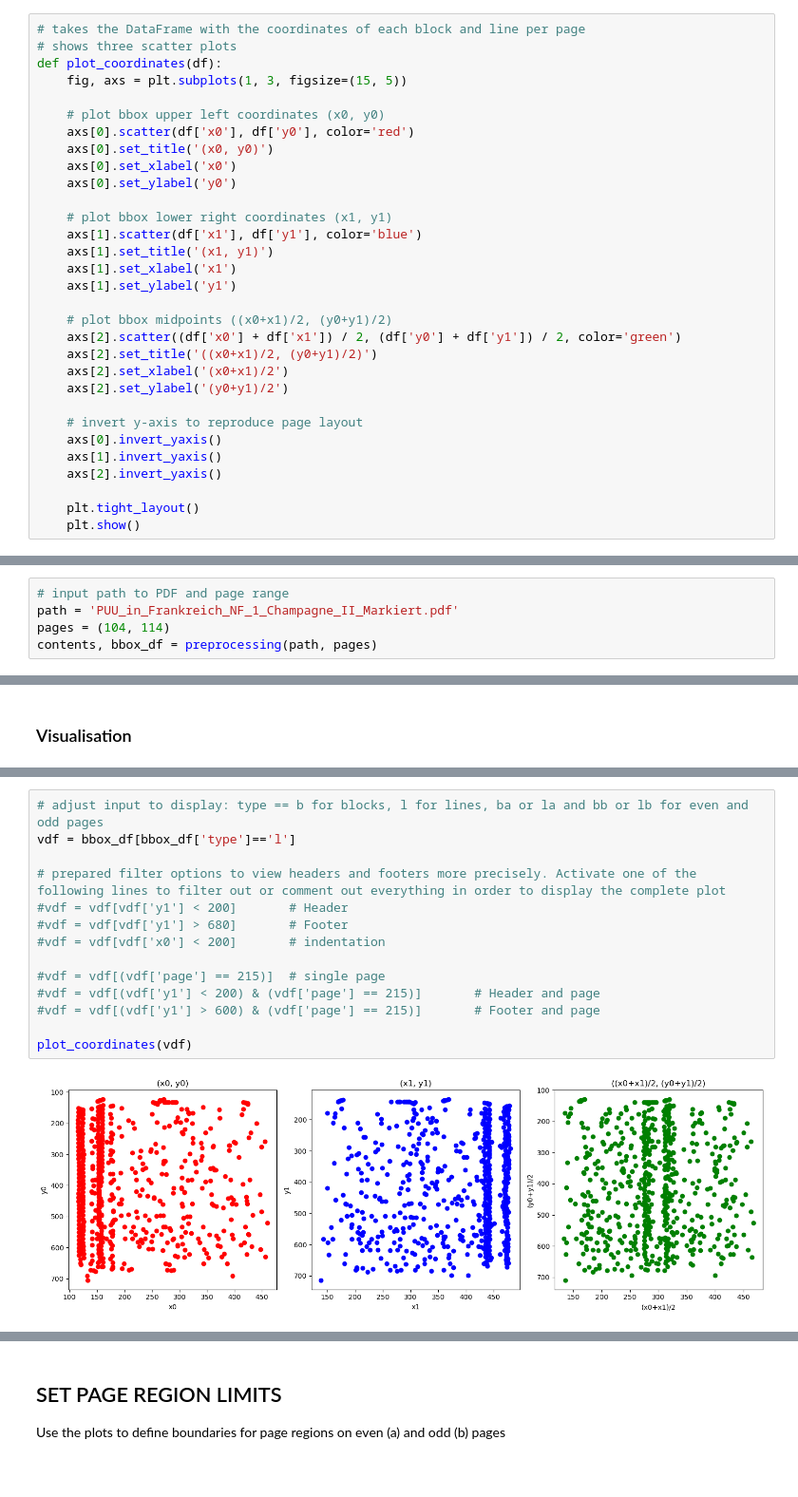
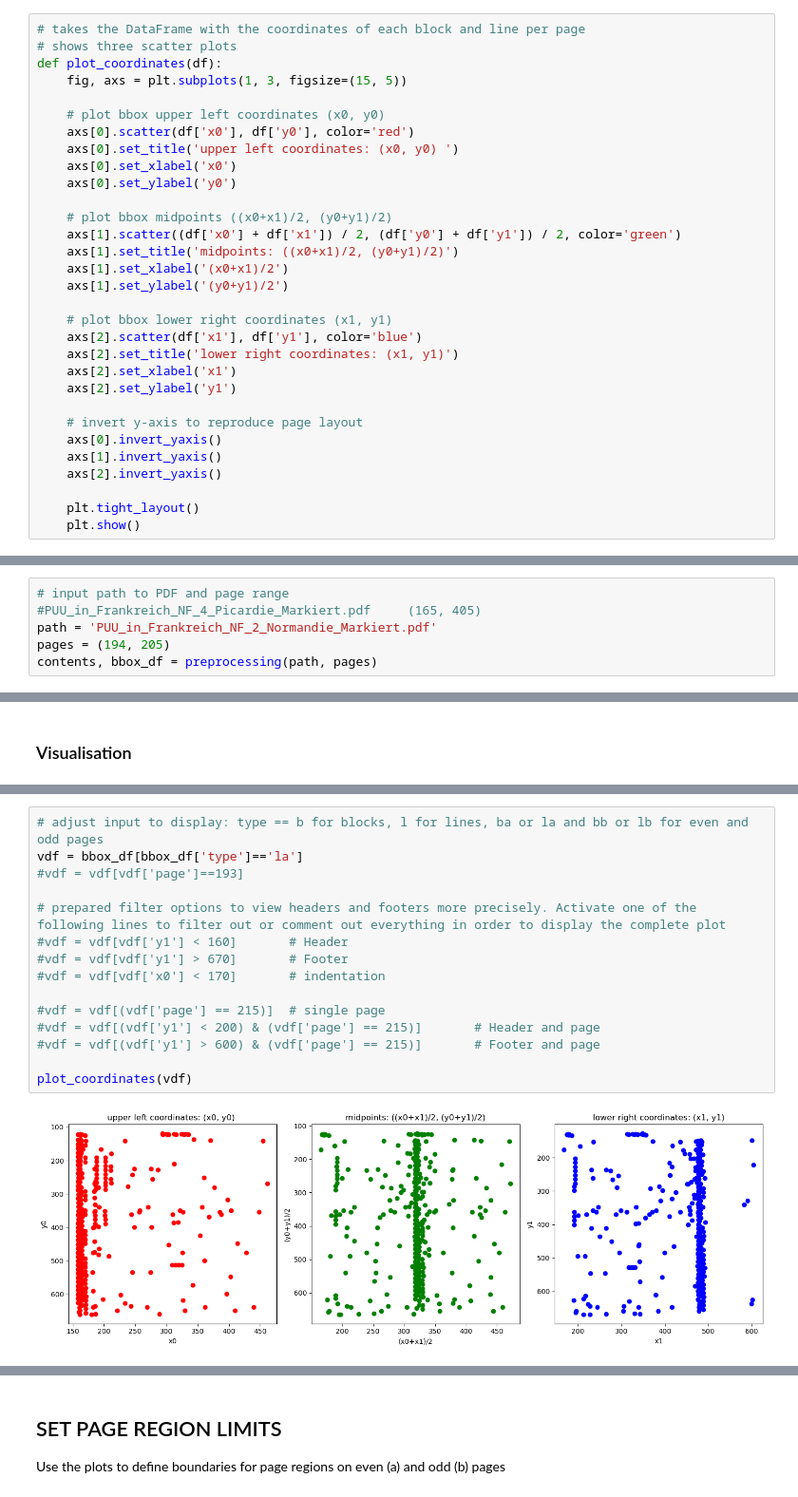
Before and after one commit to SGensicke/PDFtoCSV_extract_regesta, a Jupyter notebook: PDFtoCSV_extract_regesta-public.ipynb, the cells around one changed output, grey strips where cells are left out. Shown at 95% size. Cells and saved outputs as stored; diff of their text form.

```diff
--- a/PDFtoCSV_extract_regesta-public.ipynb
+++ b/PDFtoCSV_extract_regesta-public.ipynb
@@ -67,21 +82,21 @@ def plot_coordinates(df):
 
     # plot bbox upper left coordinates (x0, y0)
     axs[0].scatter(df['x0'], df['y0'], color='red')
-    axs[0].set_title('(x0, y0)')
+    axs[0].set_title('upper left coordinates: (x0, y0) ')
     axs[0].set_xlabel('x0')
     axs[0].set_ylabel('y0')
 
+    # plot bbox midpoints ((x0+x1)/2, (y0+y1)/2)
+    axs[1].scatter((df['x0'] + df['x1']) / 2, (df['y0'] + df['y1']) / 2, color='green')
+    axs[1].set_title('midpoints: ((x0+x1)/2, (y0+y1)/2)')
+    axs[1].set_xlabel('(x0+x1)/2')
+    axs[1].set_ylabel('(y0+y1)/2')
+
     # plot bbox lower right coordinates (x1, y1)
-    axs[1].scatter(df['x1'], df['y1'], color='blue')
-    axs[1].set_title('(x1, y1)')
-    axs[1].set_xlabel('x1')
-    axs[1].set_ylabel('y1')
-
-    # plot bbox midpoints ((x0+x1)/2, (y0+y1)/2)
-    axs[2].scatter((df['x0'] + df['x1']) / 2, (df['y0'] + df['y1']) / 2, color='green')
-    axs[2].set_title('((x0+x1)/2, (y0+y1)/2)')
-    axs[2].set_xlabel('(x0+x1)/2')
-    axs[2].set_ylabel('(y0+y1)/2')
+    axs[2].scatter(df['x1'], df['y1'], color='blue')
+    axs[2].set_title('lower right coordinates: (x1, y1)')
+    axs[2].set_xlabel('x1')
+    axs[2].set_ylabel('y1')
 
     # invert y-axis to reproduce page layout
     axs[0].invert_yaxis()
@@ -212,6 +262,7 @@ def extract_data(content, parameter):
 ## INPUT PDF-DATA
 # %%
 # input path to PDF and page range
-path = 'PUU_in_Frankreich_NF_1_Champagne_II_Markiert.pdf'
-pages = (104, 114)
+#PUU_in_Frankreich_NF_4_Picardie_Markiert.pdf     (165, 405)
+path = 'PUU_in_Frankreich_NF_2_Normandie_Markiert.pdf'
+pages = (194, 205)
 contents, bbox_df = preprocessing(path, pages)
@@ -342,16 +357,17 @@ bbox_df
 # %%
 # adjust input to display: type == b for blocks, l for lines, ba or la and bb or lb for even and odd pages
-vdf = bbox_df[bbox_df['type']=='l']
+vdf = bbox_df[bbox_df['type']=='la']
+#vdf = vdf[vdf['page']==193]
 
 # prepared filter options to view headers and footers more precisely. Activate one of the following lines to filter out or comment out everything in order to display the complete plot
-#vdf = vdf[vdf['y1'] < 200]       # Header
-#vdf = vdf[vdf['y1'] > 680]       # Footer
-#vdf = vdf[vdf['x0'] < 200]       # indentation
+#vdf = vdf[vdf['y1'] < 160]       # Header
+#vdf = vdf[vdf['y1'] > 670]       # Footer
+#vdf = vdf[vdf['x0'] < 170]       # indentation
 
 #vdf = vdf[(vdf['page'] == 215)]  # single page
 #vdf = vdf[(vdf['y1'] < 200) & (vdf['page'] == 215)]       # Header and page
 #vdf = vdf[(vdf['y1'] > 600) & (vdf['page'] == 215)]       # Footer and page
 
 plot_coordinates(vdf)
 # %% [output]
-[figure, old version]
+[figure, new version]
```
Also changed, not shown: parts of 24 cells of this notebook.
